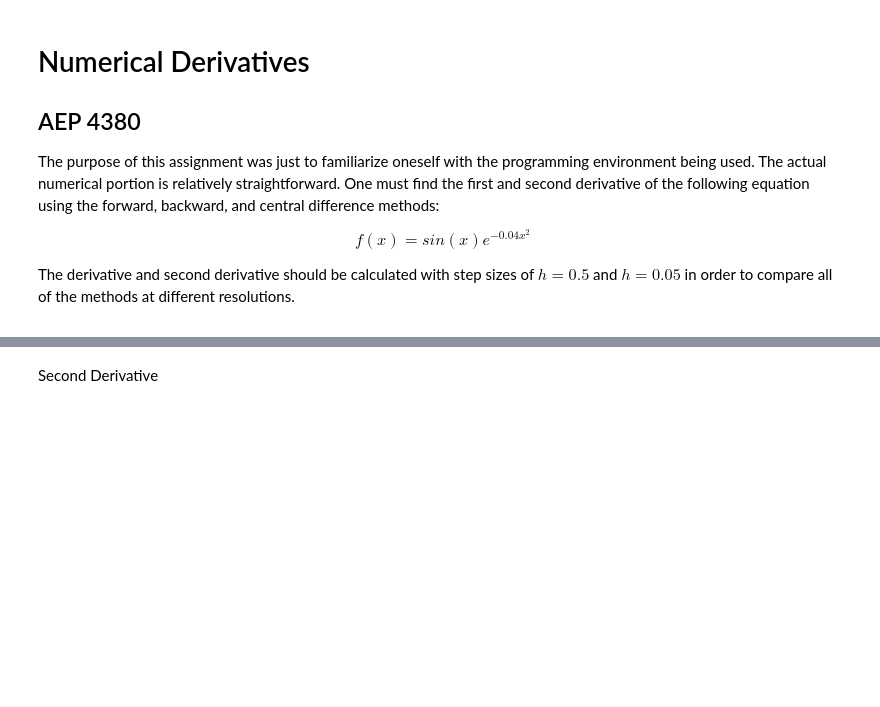
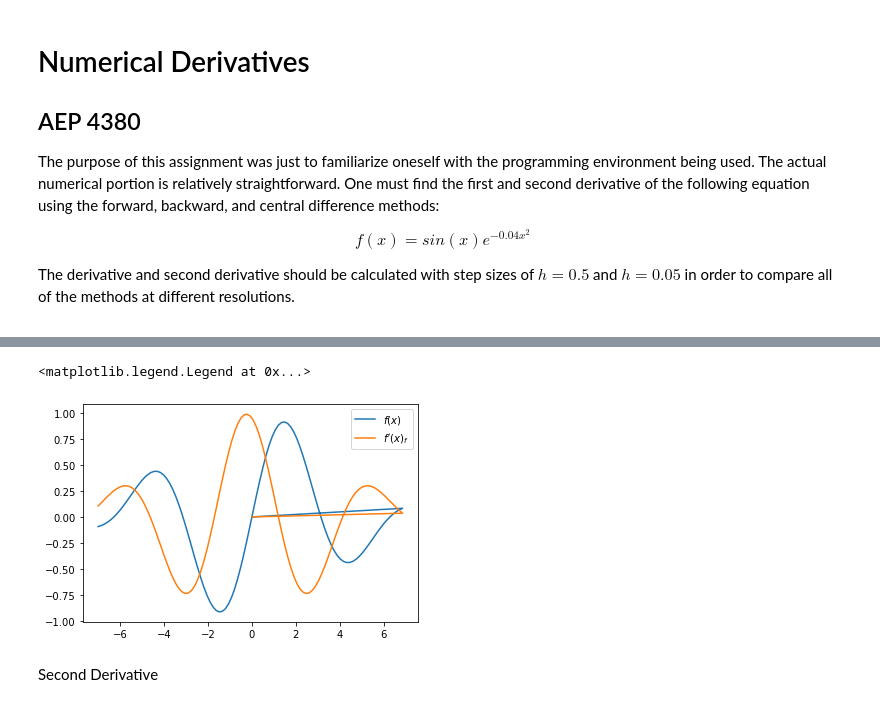
Before and after one commit to gregoryKaiser/cppython, a Jupyter notebook: Homework 1 - Numerical Derivatives.ipynb, the cells around one changed output, grey strips where cells are left out. Drawn from its saved outputs; the diff is of its cells as text; code cells hidden in the pictures; blank space fills up the shorter version.

```diff
--- a/Homework 1 - Numerical Derivatives.ipynb
+++ b/Homework 1 - Numerical Derivatives.ipynb
@@ -19,0 +15,8 @@ First Derivative
+# %%
+# Define the function to be differentiated
+def f(x):
+    return np.sin(x)*np.exp(-0.04*x*x)
+
+# The derivative that I expect to calculate
+def f_p(x):
+    return np.cos(x)*np.exp(-0.04*x*x)-np.sin(x)*2*0.04*x*np.exp(-0.04*x*x)
@@ -20,3 +73,9 @@ First Derivative
+# %%
+plt.plot(xvals,orig)
+plt.plot(xvals,deriv)
+# %% [output]
+<matplotlib.legend.Legend at 0x...>
+[figure, added]
 # %%
 def deriv_forward(h, steps, xmin, xmax):
     deriv = np.zeros(steps)
```
Also changed, not shown: parts of 6 cells of this notebook.
